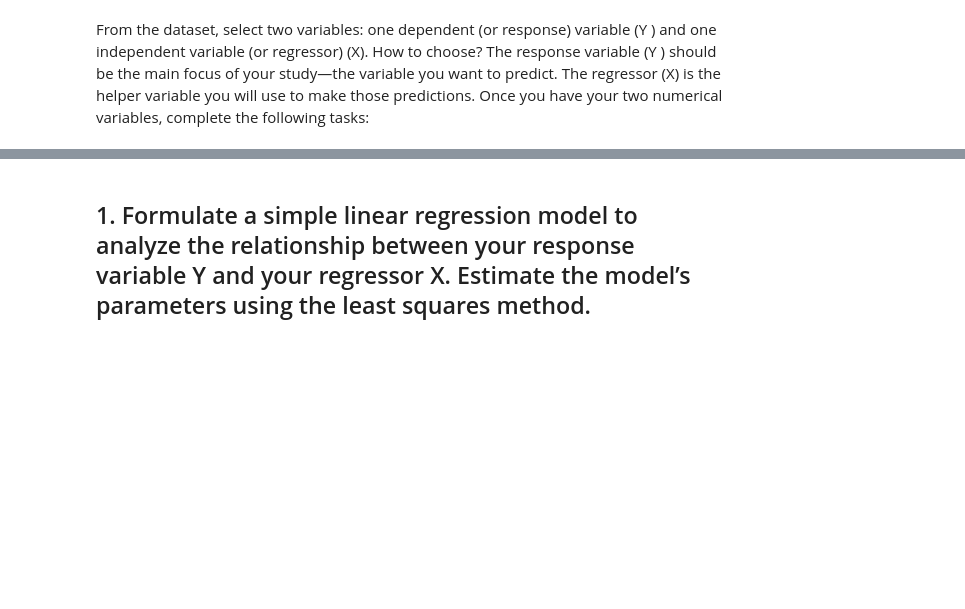
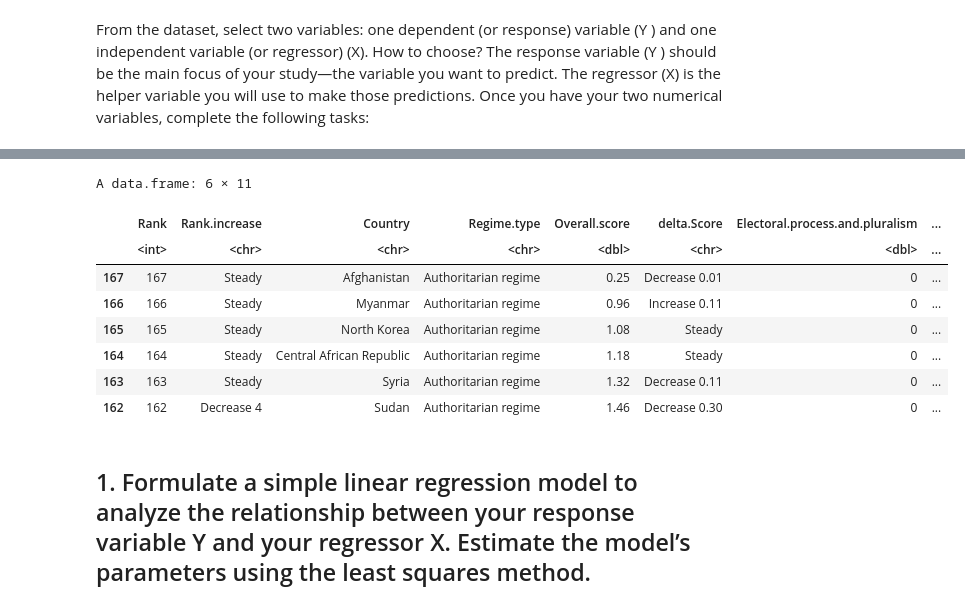
Before and after one commit to EmilijusPocius/Regresine-Analize, a Jupyter notebook: RA_Lab1.ipynb, the cells around one changed output, grey strips where cells are left out. Drawn from its saved outputs; the diff is of its cells as text; code cells hidden in the pictures; blank space fills up the shorter version.

```diff
--- a/RA_Lab1.ipynb
+++ b/RA_Lab1.ipynb
@@ -15,3 +31,15 @@ X <- duom$Political.participation
+# %%
+head(duom)
+# %% [output]
+A data.frame: 6 × 11
+|  | Rank | Rank.increase | Country | Regime.type | Overall.score | delta.Score | Electoral.process.and.pluralism | ... |
+|  | <int> | <chr> | <chr> | <chr> | <dbl> | <chr> | <dbl> | ... |
+| 167 | 167 | Steady | Afghanistan | Authoritarian regime | 0.25 | Decrease 0.01 | 0 | ... |
+| 166 | 166 | Steady | Myanmar | Authoritarian regime | 0.96 | Increase 0.11 | 0 | ... |
+| 165 | 165 | Steady | North Korea | Authoritarian regime | 1.08 | Steady | 0 | ... |
+| 164 | 164 | Steady | Central African Republic | Authoritarian regime | 1.18 | Steady | 0 | ... |
+| 163 | 163 | Steady | Syria | Authoritarian regime | 1.32 | Decrease 0.11 | 0 | ... |
+| 162 | 162 | Decrease 4 | Sudan | Authoritarian regime | 1.46 | Decrease 0.30 | 0 | ... |
 # %% [markdown]
 
 ## 1. Formulate a simple linear regression model to analyze the relationship between your response variable Y and your regressor X. Estimate the model’s parameters using the least squares method.
```
Also changed, not shown: parts of 9 cells of this notebook.
